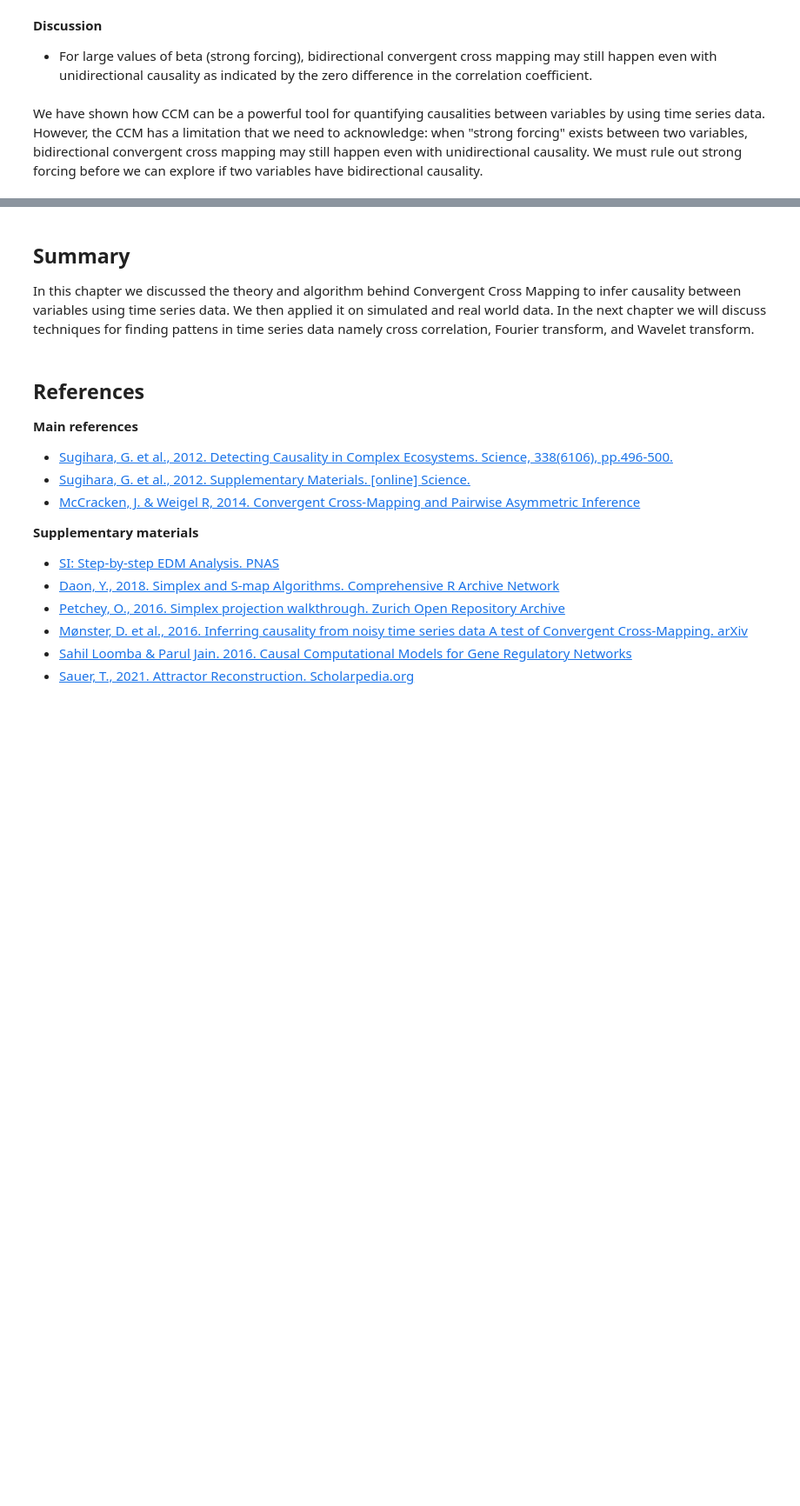
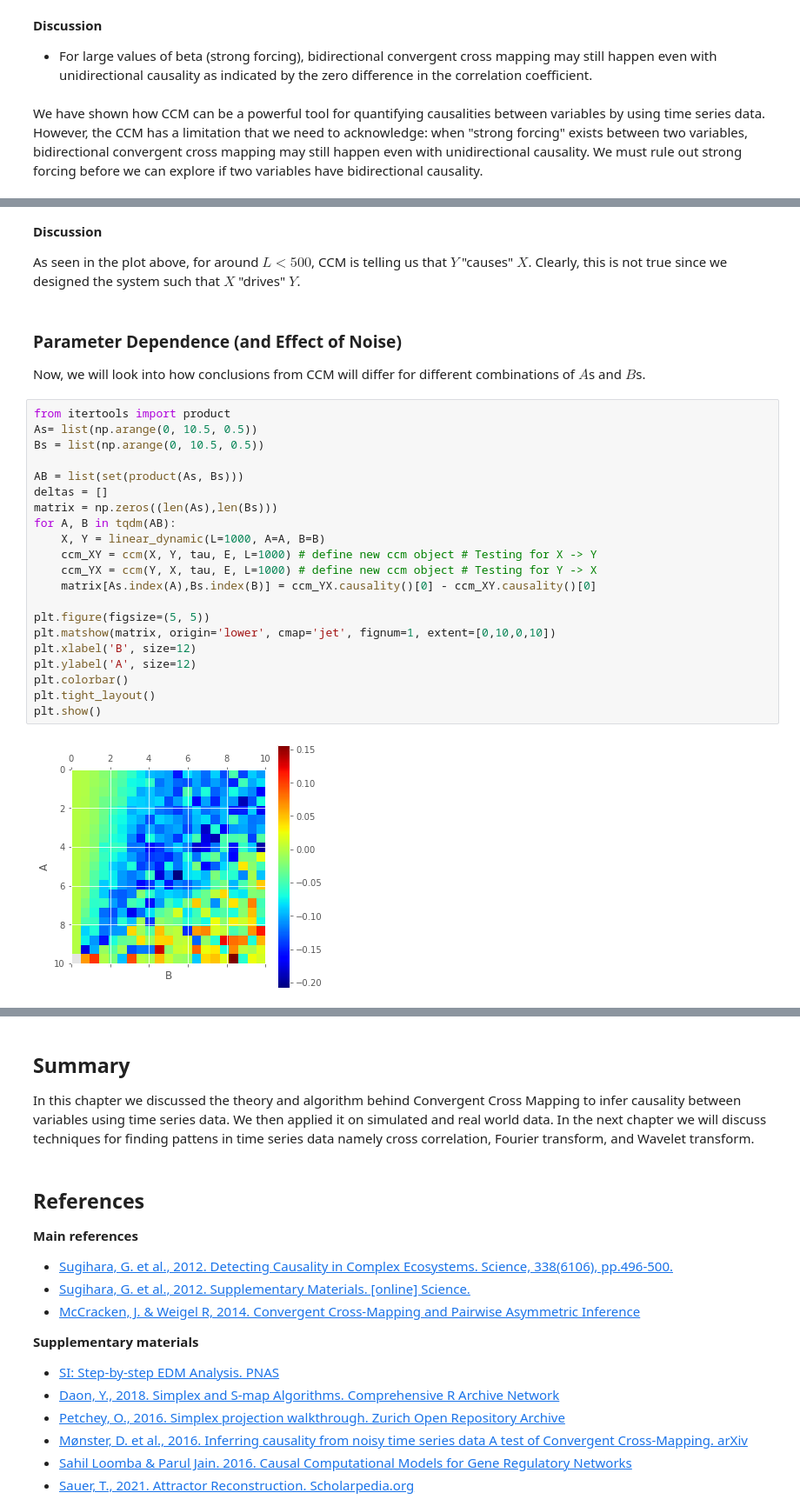
Before and after one commit to phdinds-aim/time_series_handbook, a Jupyter notebook: 06_ConvergentCrossMappingandSugiharaCausality/ccm_pai.ipynb, the cells around one changed output, grey strips where cells are left out. Shown at 87% size. Cells and saved outputs as stored; diff of their text form; blank space fills up the shorter version.

```diff
--- a/06_ConvergentCrossMappingandSugiharaCausality/ccm_pai.ipynb
+++ b/06_ConvergentCrossMappingandSugiharaCausality/ccm_pai.ipynb
@@ -1607,0 +1666,31 @@ We have shown how CCM can be a powerful tool for quantifying causalities between
+# %% [markdown]
+**Discussion**
+
+As seen in the plot above, for around $L < 500$, CCM is telling us that $Y$ "causes" $X$. Clearly, this is not true since we designed the system such that $X$ "drives" $Y$.
+# %% [markdown]
+### Parameter Dependence (and Effect of Noise)
+
+Now, we will look into how conclusions from CCM will differ for different combinations of $A$s and $B$s.
+# %%
+from itertools import product
+As= list(np.arange(0, 10.5, 0.5))
+Bs = list(np.arange(0, 10.5, 0.5))
+
+AB = list(set(product(As, Bs)))
+deltas = []
+matrix = np.zeros((len(As),len(Bs)))
+for A, B in tqdm(AB):
+    X, Y = linear_dynamic(L=1000, A=A, B=B)
+    ccm_XY = ccm(X, Y, tau, E, L=1000) # define new ccm object # Testing for X -> Y
+    ccm_YX = ccm(Y, X, tau, E, L=1000) # define new ccm object # Testing for Y -> X
+    matrix[As.index(A),Bs.index(B)] = ccm_YX.causality()[0] - ccm_XY.causality()[0]
+
+plt.figure(figsize=(5, 5))
+plt.matshow(matrix, origin='lower', cmap='jet', fignum=1, extent=[0,10,0,10])
+plt.xlabel('B', size=12)
+plt.ylabel('A', size=12)
+plt.colorbar()
+plt.tight_layout()
+plt.show()
+# %% [output]
+[figure, added]
```
Also changed, not shown: parts of 9 cells of this notebook.
